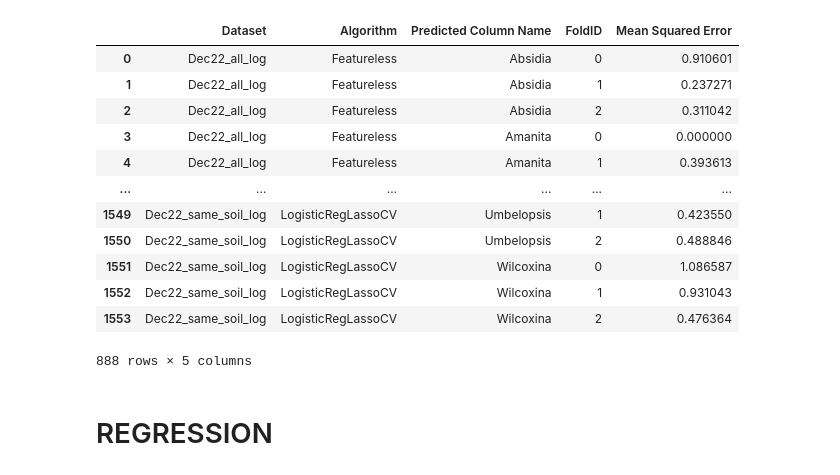
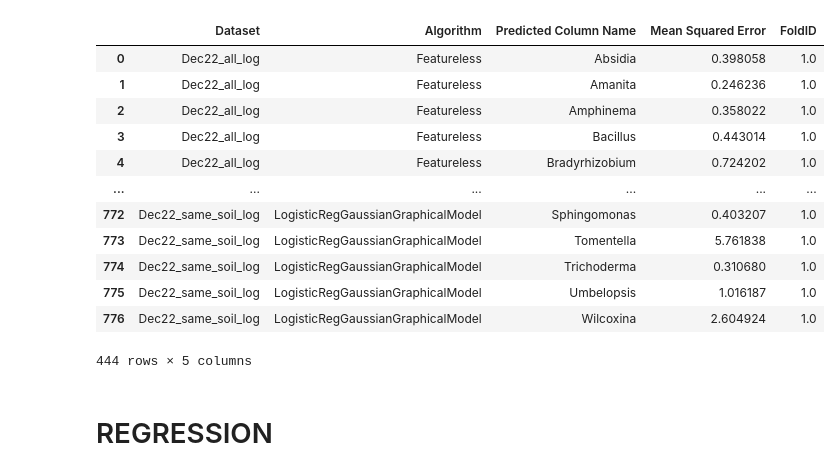
Before and after one commit to EngineerDanny/CS685-Microbe-Network-Research-Code, a Jupyter notebook: reproduce/results/plot_results.ipynb, the cells around one changed output. Saved outputs shown, nothing was run; the diff lists cells and outputs as text; code cells hidden in the pictures.

```diff
--- a/reproduce/results/plot_results.ipynb
+++ b/reproduce/results/plot_results.ipynb
@@ -1,40 +1,43 @@
 # %%
 from plotnine import *
 import pandas as pd
 
 time = "2024-01-24_20:40"
 time = "2024-01-30_14:24"
 time = "2024-01-30_15:31" # classifier
 time = "2024-01-31_11:30" # classifier_reg
-# time = "2024-02-01_09:27"
+time = "2024-02-04_19:53" # classifier_reg
+time = "2024-02-04_22:36" # classifier_reg
+
+# time = "2024-02-02_11:33"
 
 df = pd.read_csv(f"/projects/genomic-ml/da2343/ml_project_1/reproduce/results/{time}_results.csv")
 # df has columns: ['Mean Squared Error', 'FoldID', 'Dataset', 'Index of Predicted Column', 'Predicted Column Name', 'Algorithm']
 # drop Index of Predicted Column
 df = df.drop(columns=['Index of Predicted Column'])
 
 # group df by dataset, algorithm, and predicted column name
 # find mean of mean squared error
-df = df.groupby(['Dataset', 'Algorithm', 'Predicted Column Name', 'FoldID']).mean().reset_index()
+df = df.groupby(['Dataset', 'Algorithm', 'Predicted Column Name']).mean().reset_index()
 
 # filter where 'Dataset' contains 'log'
 log_df = df[df['Dataset'].str.contains('log')]
 
 log_df
 # %% [output]
-|  | Dataset | Algorithm | Predicted Column Name | FoldID | Mean Squared Error |
-| 0 | Dec22_all_log | Featureless | Absidia | 0 | 0.910601 |
-| 1 | Dec22_all_log | Featureless | Absidia | 1 | 0.237271 |
-| 2 | Dec22_all_log | Featureless | Absidia | 2 | 0.311042 |
-| 3 | Dec22_all_log | Featureless | Amanita | 0 | 0.000000 |
-| 4 | Dec22_all_log | Featureless | Amanita | 1 | 0.393613 |
+|  | Dataset | Algorithm | Predicted Column Name | Mean Squared Error | FoldID |
+| 0 | Dec22_all_log | Featureless | Absidia | 0.398058 | 1.0 |
+| 1 | Dec22_all_log | Featureless | Amanita | 0.246236 | 1.0 |
+| 2 | Dec22_all_log | Featureless | Amphinema | 0.358022 | 1.0 |
+| 3 | Dec22_all_log | Featureless | Bacillus | 0.443014 | 1.0 |
+| 4 | Dec22_all_log | Featureless | Bradyrhizobium | 0.724202 | 1.0 |
 | ... | ... | ... | ... | ... | ... |
-| 1549 | Dec22_same_soil_log | LogisticRegLassoCV | Umbelopsis | 1 | 0.423550 |
-| 1550 | Dec22_same_soil_log | LogisticRegLassoCV | Umbelopsis | 2 | 0.488846 |
-| 1551 | Dec22_same_soil_log | LogisticRegLassoCV | Wilcoxina | 0 | 1.086587 |
-| 1552 | Dec22_same_soil_log | LogisticRegLassoCV | Wilcoxina | 1 | 0.931043 |
-| 1553 | Dec22_same_soil_log | LogisticRegLassoCV | Wilcoxina | 2 | 0.476364 |
+| 772 | Dec22_same_soil_log | LogisticRegGaussianGraphicalModel | Sphingomonas | 0.403207 | 1.0 |
+| 773 | Dec22_same_soil_log | LogisticRegGaussianGraphicalModel | Tomentella | 5.761838 | 1.0 |
+| 774 | Dec22_same_soil_log | LogisticRegGaussianGraphicalModel | Trichoderma | 0.310680 | 1.0 |
+| 775 | Dec22_same_soil_log | LogisticRegGaussianGraphicalModel | Umbelopsis | 1.016187 | 1.0 |
+| 776 | Dec22_same_soil_log | LogisticRegGaussianGraphicalModel | Wilcoxina | 2.604924 | 1.0 |
-888 rows × 5 columns
+444 rows × 5 columns
 # %% [markdown]
 # REGRESSION
 # %%
```
Also changed, not shown: parts of 3 cells of this notebook, 2 other files.
